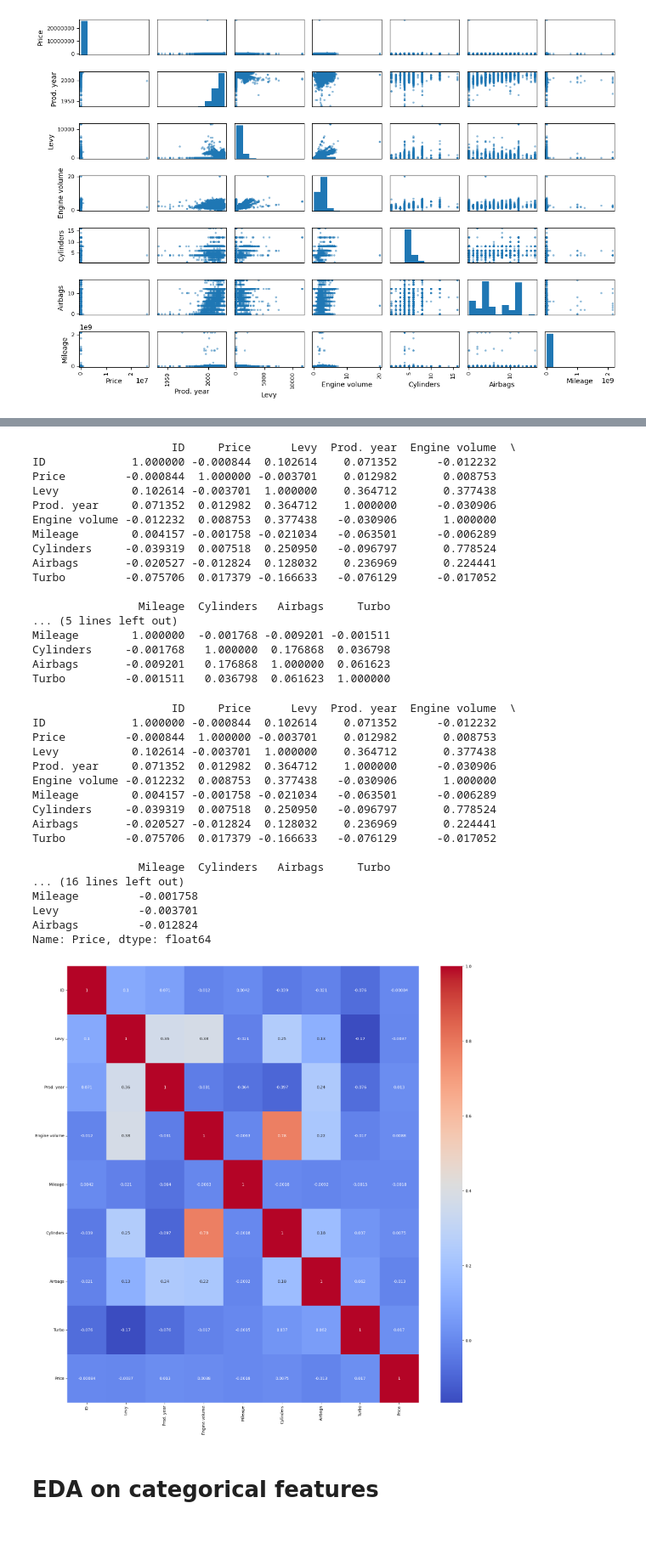
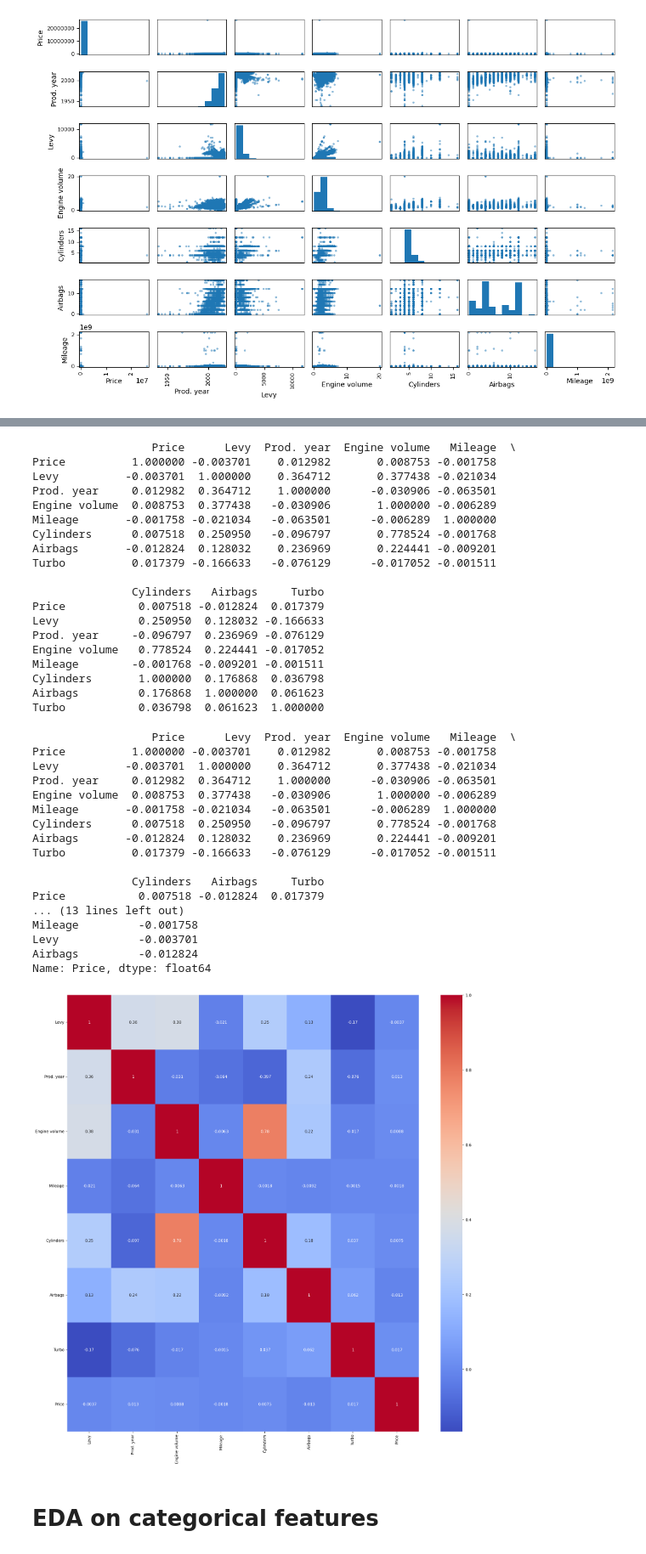
Before and after one commit to TaiVanNgo/Car-Price-Prediction, a Jupyter notebook: car_prediction.ipynb, the cells around one changed output, grey strips where cells are left out. Shown at 85% size. Saved outputs shown, nothing was run; the diff lists cells and outputs as text; code cells hidden in the pictures.

```diff
--- a/car_prediction.ipynb
+++ b/car_prediction.ipynb
@@ -92,4 +92,5 @@ raw_data['Engine volume'] = raw_data['Engine volume'].str.extract(r'(\d+\.\d+|\d
 raw_data['Levy'] = raw_data['Levy'].replace('-', '0').astype(int)
 
 #drop the ID column
-raw_data.drop(column = "ID")
+raw_data = raw_data.drop(columns = "ID")
+print(raw_data.describe())
@@ -141,62 +162,63 @@ plt.tight_layout()
 corr_matrix = raw_data.corr(numeric_only=True)
 print(corr_matrix)
 # %% [output]
-                     ID     Price      Levy  Prod. year  Engine volume  \
-ID             1.000000 -0.000844  0.102614    0.071352      -0.012232
-Price         -0.000844  1.000000 -0.003701    0.012982       0.008753
-Levy           0.102614 -0.003701  1.000000    0.364712       0.377438
-Prod. year     0.071352  0.012982  0.364712    1.000000      -0.030906
-Engine volume -0.012232  0.008753  0.377438   -0.030906       1.000000
-Mileage        0.004157 -0.001758 -0.021034   -0.063501      -0.006289
-Cylinders     -0.039319  0.007518  0.250950   -0.096797       0.778524
-Airbags       -0.020527 -0.012824  0.128032    0.236969       0.224441
-Turbo         -0.075706  0.017379 -0.166633   -0.076129      -0.017052
+                  Price      Levy  Prod. year  Engine volume   Mileage  \
+Price          1.000000 -0.003701    0.012982       0.008753 -0.001758
+Levy          -0.003701  1.000000    0.364712       0.377438 -0.021034
+Prod. year     0.012982  0.364712    1.000000      -0.030906 -0.063501
+Engine volume  0.008753  0.377438   -0.030906       1.000000 -0.006289
+Mileage       -0.001758 -0.021034   -0.063501      -0.006289  1.000000
+Cylinders      0.007518  0.250950   -0.096797       0.778524 -0.001768
+Airbags       -0.012824  0.128032    0.236969       0.224441 -0.009201
+Turbo          0.017379 -0.166633   -0.076129      -0.017052 -0.001511
 
-                Mileage  Cylinders   Airbags     Turbo
-... (5 lines left out)
-Mileage        1.000000  -0.001768 -0.009201 -0.001511
-Cylinders     -0.001768   1.000000  0.176868  0.036798
-Airbags       -0.009201   0.176868  1.000000  0.061623
-Turbo         -0.001511   0.036798  0.061623  1.000000
+               Cylinders   Airbags     Turbo
+Price           0.007518 -0.012824  0.017379
+Levy            0.250950  0.128032 -0.166633
+Prod. year     -0.096797  0.236969 -0.076129
+Engine volume   0.778524  0.224441 -0.017052
+Mileage        -0.001768 -0.009201 -0.001511
+Cylinders       1.000000  0.176868  0.036798
+Airbags         0.176868  1.000000  0.061623
+Turbo           0.036798  0.061623  1.000000
 # %%
 # 3.4 Correlation matrix
 corr_matrix = raw_data.corr(numeric_only=True)
 print(corr_matrix) # print correlation matrix
 print('\n',corr_matrix["Price"].sort_values(ascending=False)) # print correlation b/w a feature and other features
 
-columns.remove('ID')
 
 columns = list(corr_matrix.columns)
-columns. remove('Price')
+columns.remove('Price')
 columns.append('Price')
 corr_matrix = corr_matrix. loc[columns, columns]
 
 # Create a heatmap from the correlation matrix
 plt. figure(figsize=(20, 20))
 sns. heatmap(corr_matrix, annot=True, cmap='coolwarm')
 plt.xticks(rotation=90, fontsize=10)
 # Rotate y-axis labels
 plt.yticks(rotation=0, fontsize=10)
 plt.show()
 # %% [output]
-                     ID     Price      Levy  Prod. year  Engine volume  \
-ID             1.000000 -0.000844  0.102614    0.071352      -0.012232
-Price         -0.000844  1.000000 -0.003701    0.012982       0.008753
-Levy           0.102614 -0.003701  1.000000    0.364712       0.377438
-Prod. year     0.071352  0.012982  0.364712    1.000000      -0.030906
-Engine volume -0.012232  0.008753  0.377438   -0.030906       1.000000
-Mileage        0.004157 -0.001758 -0.021034   -0.063501      -0.006289
-Cylinders     -0.039319  0.007518  0.250950   -0.096797       0.778524
-Airbags       -0.020527 -0.012824  0.128032    0.236969       0.224441
-Turbo         -0.075706  0.017379 -0.166633   -0.076129      -0.017052
+                  Price      Levy  Prod. year  Engine volume   Mileage  \
+Price          1.000000 -0.003701    0.012982       0.008753 -0.001758
+Levy          -0.003701  1.000000    0.364712       0.377438 -0.021034
+Prod. year     0.012982  0.364712    1.000000      -0.030906 -0.063501
+Engine volume  0.008753  0.377438   -0.030906       1.000000 -0.006289
+Mileage       -0.001758 -0.021034   -0.063501      -0.006289  1.000000
+Cylinders      0.007518  0.250950   -0.096797       0.778524 -0.001768
+Airbags       -0.012824  0.128032    0.236969       0.224441 -0.009201
+Turbo          0.017379 -0.166633   -0.076129      -0.017052 -0.001511
 
-                Mileage  Cylinders   Airbags     Turbo
-... (16 lines left out)
+               Cylinders   Airbags     Turbo
+Price           0.007518 -0.012824  0.017379
+... (13 lines left out)
 Mileage         -0.001758
 Levy            -0.003701
 Airbags         -0.012824
 Name: Price, dtype: float64
-[figure, old version]
+[figure, new version]
 # %%
 # Pair plot
 # sns.pairplot(raw_data)
```
Also changed, not shown: parts of 12 cells of this notebook.
